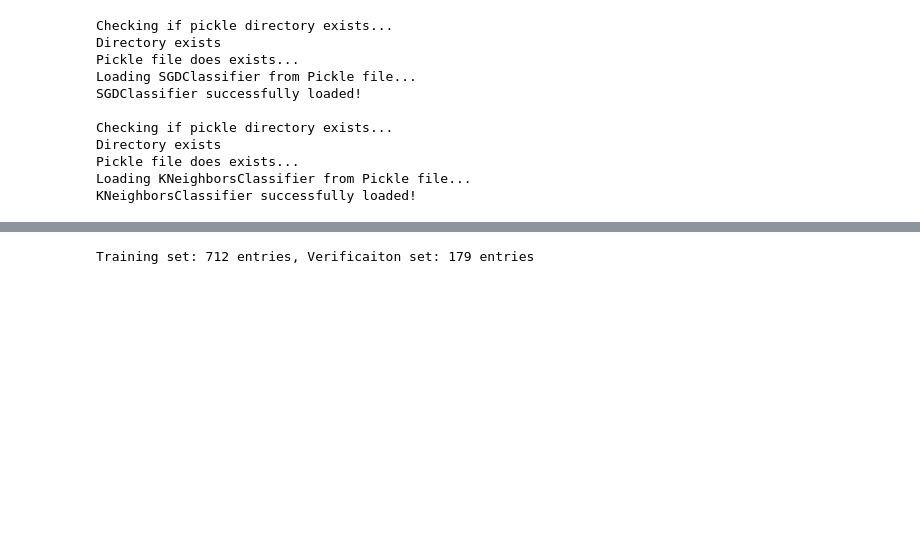
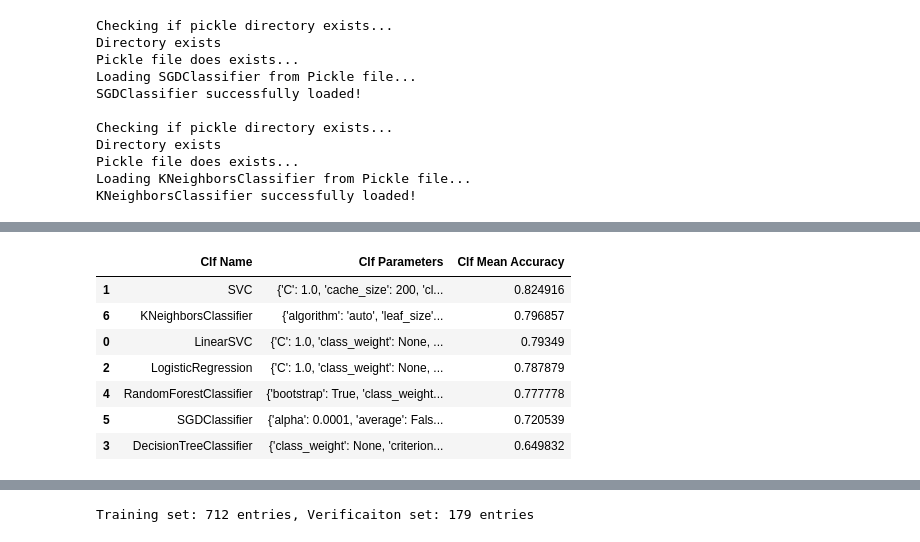
Before and after one commit to Daniel-Wilcox/ADA-874-2019, a Jupyter notebook: Kaggle_Titanic.ipynb, the cells around one changed output, grey strips where cells are left out. Cells and saved outputs as stored; diff of their text form; code cells hidden in the pictures; blank space fills up the shorter version.

```diff
--- a/Kaggle_Titanic.ipynb
+++ b/Kaggle_Titanic.ipynb
@@ -746 +666,13 @@ best_KNeighborsClassifier successfully loaded!
+# %%
+#Before Grid-search
+clf_compare
+# %% [output]
+|  | Clf Name | Clf Parameters | Clf Mean Accuracy |
+| 1 | SVC | {'C': 1.0, 'cache_size': 200, 'cl... | 0.824916 |
+| 6 | KNeighborsClassifier | {'algorithm': 'auto', 'leaf_size'... | 0.796857 |
+| 0 | LinearSVC | {'C': 1.0, 'class_weight': None, ... | 0.79349 |
+| 2 | LogisticRegression | {'C': 1.0, 'class_weight': None, ... | 0.787879 |
+| 4 | RandomForestClassifier | {'bootstrap': True, 'class_weight... | 0.777778 |
+| 5 | SGDClassifier | {'alpha': 0.0001, 'average': Fals... | 0.720539 |
+| 3 | DecisionTreeClassifier | {'class_weight': None, 'criterion... | 0.649832 |
 # %%
```
Also changed, not shown: parts of 20 cells of this notebook, 18 other files.
